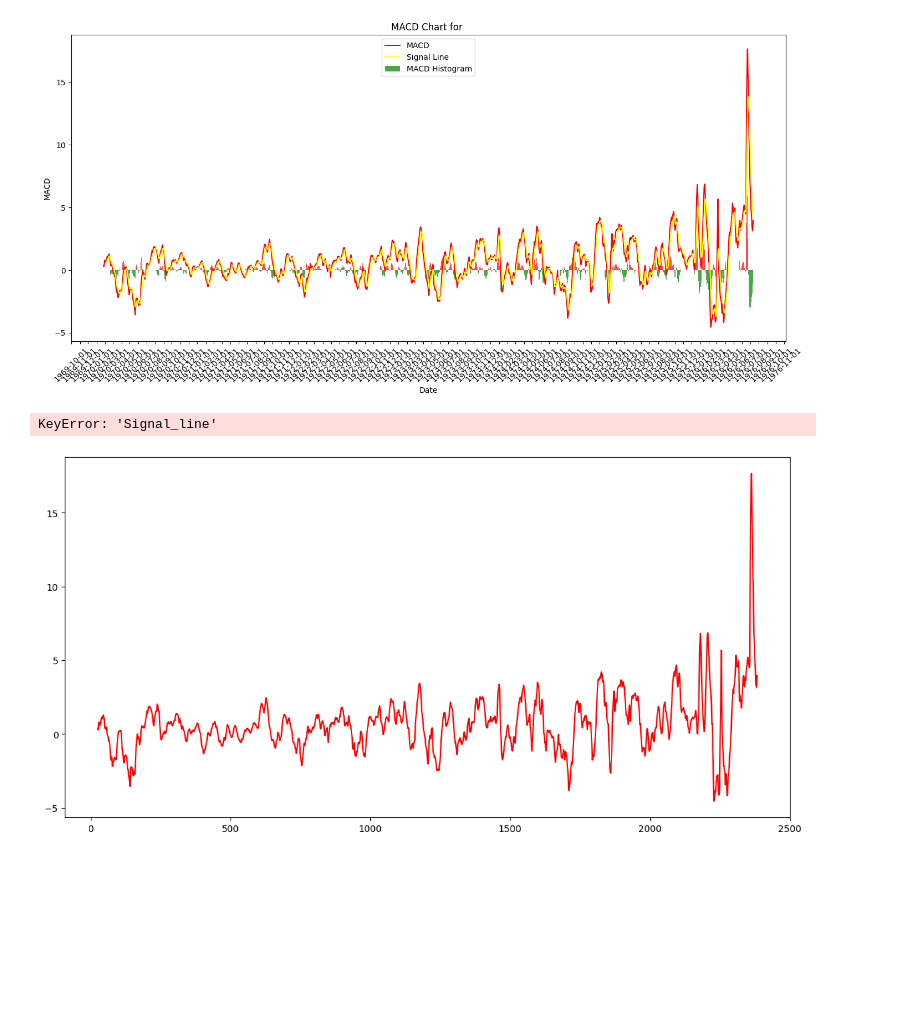
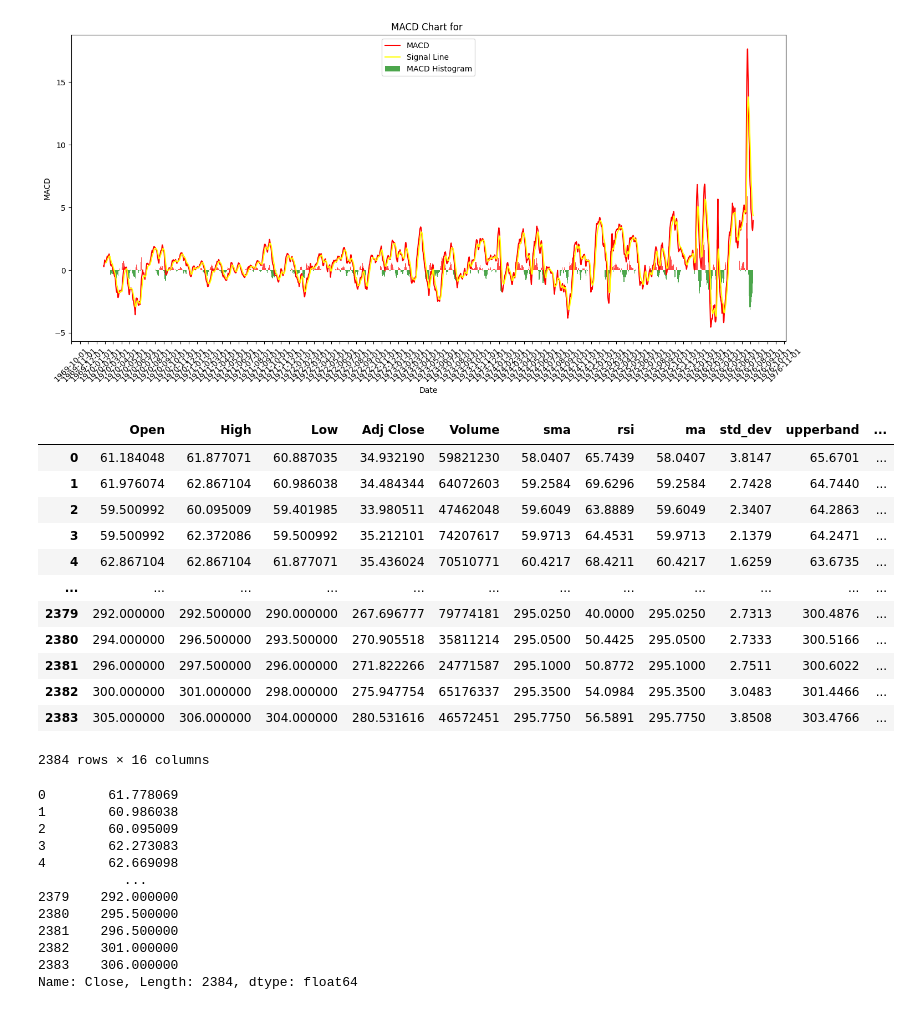
Before and after one commit to LariHong/LariHong_window, a Jupyter notebook: test.ipynb, the cells around one changed output. Drawn from its saved outputs; the diff is of its cells as text; code cells hidden in the pictures; blank space fills up the shorter version.

```diff
--- a/test.ipynb
+++ b/test.ipynb
@@ -374,43 +374,3 @@ plt.tight_layout()
 plt.show()
 # %% [output]
 [figure]
-# %%
-#MACD 與 MA
-
-
-# 計算移動平均（MA）
-ma_window = 20
-data['MA'] = data['Close'].rolling(window=ma_window).mean()
-
-# 繪製MACD圖表和MA柱狀圖
-plt.figure(figsize=(14, 7))
-
-# 繪製快速線（MACD line），紅色
-plt.plot(data.index, data['MACD'], color='red', label='MACD')
-
-# 繪製信號線（Signal line），黃色
-plt.plot(data.index, data['Signal_line'], color='yellow', label='Signal Line')
-
-# 繪製柱狀圖（Histogram），高為紅色，低為綠色
-plt.bar(data.index, data['MACD_hist'], width=0.7, color=np.where(data['MACD_hist'] >= 0, 'red', 'green'), alpha=0.7, label='MACD Histogram')
-
-# 繪製移動平均線（MA），藍色虛線
-plt.plot(data.index, data['MA'], color='blue', linestyle='--', label=f'Moving Average ({ma_window} days)')
-
-# 添加圖表元素和標籤
-plt.title('MACD and Moving Average Chart for ' + ticker)
-plt.xlabel('Date')
-plt.ylabel('Price')
-plt.legend()
-
-# 設置x軸為時間格式
-plt.gca().xaxis.set_major_formatter(mdates.DateFormatter('%Y-%m-%d'))
-plt.gca().xaxis.set_major_locator(mdates.MonthLocator())
-plt.xticks(rotation=45)
-
-# 顯示圖表
-plt.tight_layout()
-plt.show()
-# %% [output]
-KeyError: 'Signal_line'
-[figure, removed]
@@ -416,0 +382,33 @@ KeyError: 'Signal_line'
+# %%
+df = data.iloc[:, :-1]
+df
+# %% [output]
+|  | Open | High | Low | Adj Close | Volume | sma | rsi | ma | std_dev | upperband | ... |
+| 0 | 61.184048 | 61.877071 | 60.887035 | 34.932190 | 59821230 | 58.0407 | 65.7439 | 58.0407 | 3.8147 | 65.6701 | ... |
+| 1 | 61.976074 | 62.867104 | 60.986038 | 34.484344 | 64072603 | 59.2584 | 69.6296 | 59.2584 | 2.7428 | 64.7440 | ... |
+| 2 | 59.500992 | 60.095009 | 59.401985 | 33.980511 | 47462048 | 59.6049 | 63.8889 | 59.6049 | 2.3407 | 64.2863 | ... |
+| 3 | 59.500992 | 62.372086 | 59.500992 | 35.212101 | 74207617 | 59.9713 | 64.4531 | 59.9713 | 2.1379 | 64.2471 | ... |
+| 4 | 62.867104 | 62.867104 | 61.877071 | 35.436024 | 70510771 | 60.4217 | 68.4211 | 60.4217 | 1.6259 | 63.6735 | ... |
+| ... | ... | ... | ... | ... | ... | ... | ... | ... | ... | ... | ... |
+| 2379 | 292.000000 | 292.500000 | 290.000000 | 267.696777 | 79774181 | 295.0250 | 40.0000 | 295.0250 | 2.7313 | 300.4876 | ... |
+| 2380 | 294.000000 | 296.500000 | 293.500000 | 270.905518 | 35811214 | 295.0500 | 50.4425 | 295.0500 | 2.7333 | 300.5166 | ... |
+| 2381 | 296.000000 | 297.500000 | 296.000000 | 271.822266 | 24771587 | 295.1000 | 50.8772 | 295.1000 | 2.7511 | 300.6022 | ... |
+| 2382 | 300.000000 | 301.000000 | 298.000000 | 275.947754 | 65176337 | 295.3500 | 54.0984 | 295.3500 | 3.0483 | 301.4466 | ... |
+| 2383 | 305.000000 | 306.000000 | 304.000000 | 280.531616 | 46572451 | 295.7750 | 56.5891 | 295.7750 | 3.8508 | 303.4766 | ... |
+2384 rows × 16 columns
+# %%
+target = data.iloc[:, -1]
+target
+# %% [output]
+0        61.778069
+1        60.986038
+2        60.095009
+3        62.273083
+4        62.669098
+           ...
+2379    292.000000
+2380    295.500000
+2381    296.500000
+2382    301.000000
+2383    306.000000
+Name: Close, Length: 2384, dtype: float64
```
Also changed, not shown: parts of 7 cells of this notebook, 7 other files.
